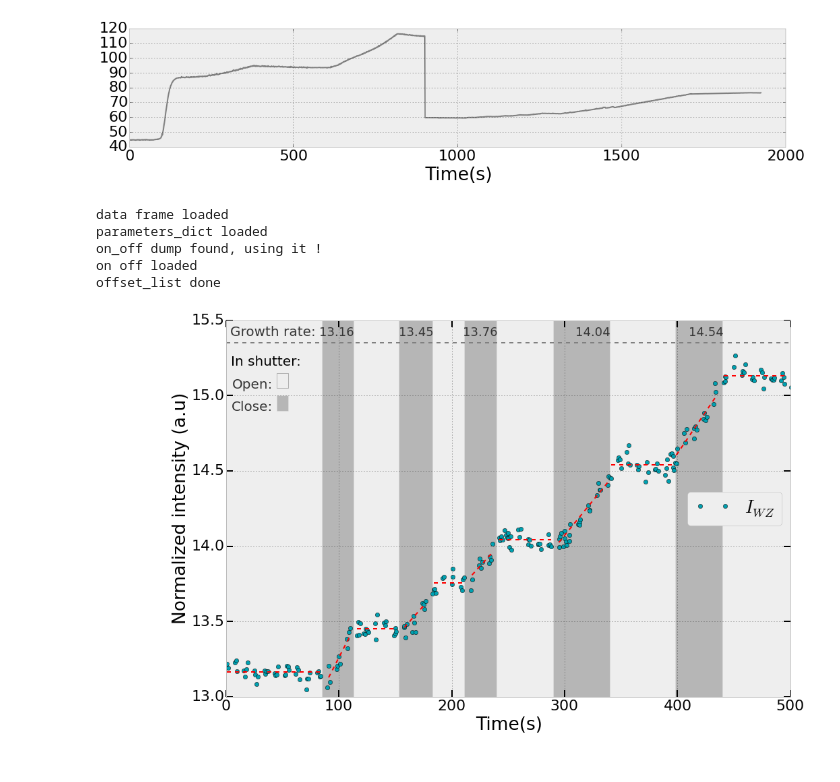
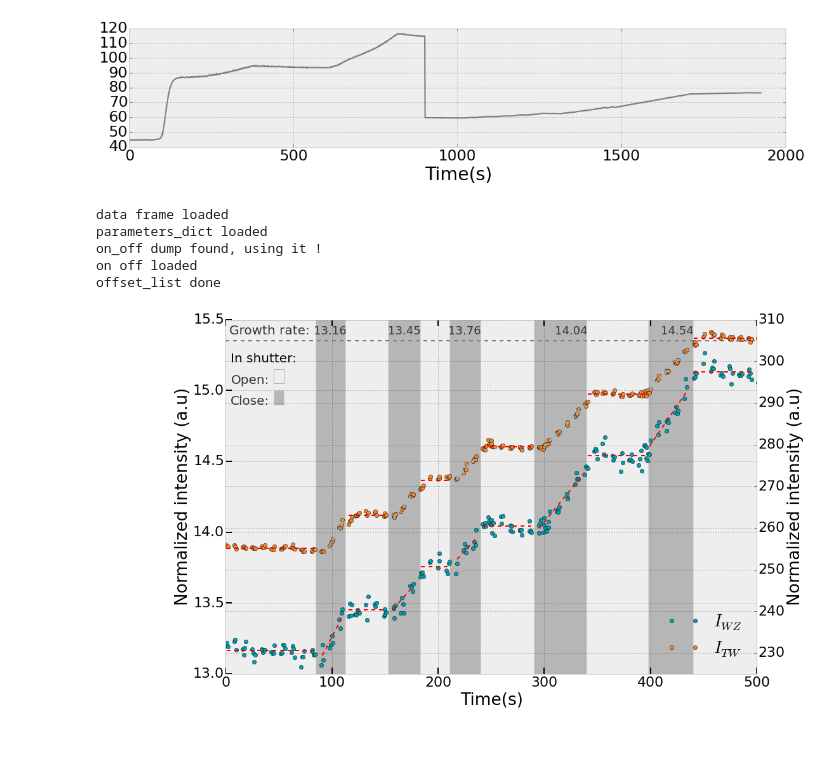
Before and after one commit to giulioungaretti/SPring8, a Jupyter notebook: summary.ipynb, the cells around one changed output. Saved outputs shown, nothing was run; the diff lists cells and outputs as text; code cells hidden in the pictures.

Commit message:
adding plot.py and expanding plot for report

```diff
--- a/summary.ipynb
+++ b/summary.ipynb
@@ -110,11 +112,11 @@ offset_list done
 name = 'InAs0799time3'
 data, parameters_dict, on_off, offset_list = loadme(name)
 fig,ax = subplots(figsize=(15,10))
-shade(on_off, ax)
+
 ax.plot(data.index, data.Int_WZ,'o',c="#00A0B0", label=r'$I_{WZ} $')
 ax.set_xlim(100,600)
 ax.set_ylim(13,15.5)
-shade(on_off,ax,35)
+shade(on_off,ax,lim= 35)
 data['time'] = data.index
 high= on_off[0]
 low = 100
@@ -174,32 +176,99 @@ ax.annotate('In shutter:',
             xy=(165.2, 15.2),
             xytext = (0, 0),   fontsize=20,
             color='black',
             horizontalalignment='right',
             bbox = dict(fc='k', alpha=.0),
             textcoords = 'offset points')
 ax.annotate('Close:',
             xy=(140, 14.9),
             xytext = (0, 0),   fontsize=20,
             color= '#353535',
             horizontalalignment='right',# rotation=45,
             bbox = dict(fc='k', alpha=.0),
             textcoords = 'offset points')
 ax.axhline(15.35,ls='--',c='gray')
 ax.add_patch(Rectangle((145,15.05),10,height=.1,fill=False,alpha=.5,color='k' ))
 ax.add_patch(Rectangle((145,14.9),10,height=.1,facecolor="grey",alpha=.5 ))
 ax.set_ylabel('Normalized intensity (a.u)')
 ax.legend(loc=5)
 ax.set_xlabel('Time(s)')
 
 ax.set_xticklabels(range(0,600,100))
 
 fig.get_axes()[0].tick_params('both', length=10, width=2, which='major')
 
-fig.savefig('2.pdf')
+###  TWIN
+
+
+ax2 = ax.twinx()
+ax2.plot(data.index, data.Int_TW,'o',c="#F38630", label=r'$I_{TW} $')
+ax2.set_xlim(100,600)
+ax2.set_ylim(225, 310)
+
+data['time'] = data.index
+high= on_off[0]
+low = 100
+means = []
+x1 = data.time[(data.time < high) & (data.time > low)]
+y =data.Int_TW[(data.time < high) & (data.time > low)]
+means.append(y.mean())
+avg = y.mean() * np.ones(len(x1))
+ax2.plot(x1,avg,'r--')
+
+cond = True
+if cond:
+    for i,j in zip(on_off[1::2],on_off[2::2]):
+        low = i
+        high = j
+        x = data.time[(data.time < high) & (data.time > low)]
+        y =data.Int_TW[(data.time < high) & (data.time > low)]
+        avg = y.mean() * np.ones(len(x))
+        ax2.plot(x,avg,'--',c='r')
+        means.append(y.mean())
+means = array(means)
+
+value_reference_for_label = 15.4
+for i,j,k  in zip(on_off[0::2],on_off[1::2],means):
+    low = i
+    high = j
+    x = data.time[(data.time < high) & (data.time > low)]
+    y =data.Int_TW[(data.time < high) & (data.time > low)]
+    x = x.values.astype(float)[y>k]
+    y = y.values.astype(float)[y>k]
+    p = np.polyfit(x,y,1)
+    ax2.plot(x,p[0]*x+p[1],'--', c='#69D2E7') # hipstery blue
+
+    ax2.annotate('{0:.2f} '.format(k),
+                xy=(j, value_reference_for_label),
+                xytext = (0, 0),   fontsize=18,
+                color= '#353535',
+                horizontalalignment='right',# rotation=45,
+                bbox = dict(fc='k', alpha=.0),
+                textcoords = 'offset points')
+
+
+
+# ax2.ax2hline(15.35,ls='--',c='gray')
+ax2.add_patch(Rectangle((145,15.05),10,height=.1,fill=False,alpha=.5,color='k' ))
+ax2.add_patch(Rectangle((145,14.9),10,height=.1,facecolor="grey",alpha=.5 ))
+ax2.set_ylabel('Normalized intensity (a.u)')
+ax2.legend(loc=5)
+ax2.set_xlabel('Time(s)')
+
+ax2.set_xticklabels(range(0,600,100))
+
+# fig.get_ax2es()[0].tick_params('both', length=10, width=2, which='major')
+
+
+
+
+# fig.savefig('2.pdf')
+
+update_legend(fig,loc=4)
 # %% [output]
 data frame loaded
 parameters_dict loaded
 on_off dump found, using it !
 on off loaded
 offset_list done
-[figure, old version]
+[figure, new version]
```
Also changed, not shown: parts of 3 cells of this notebook, 3 other files.
